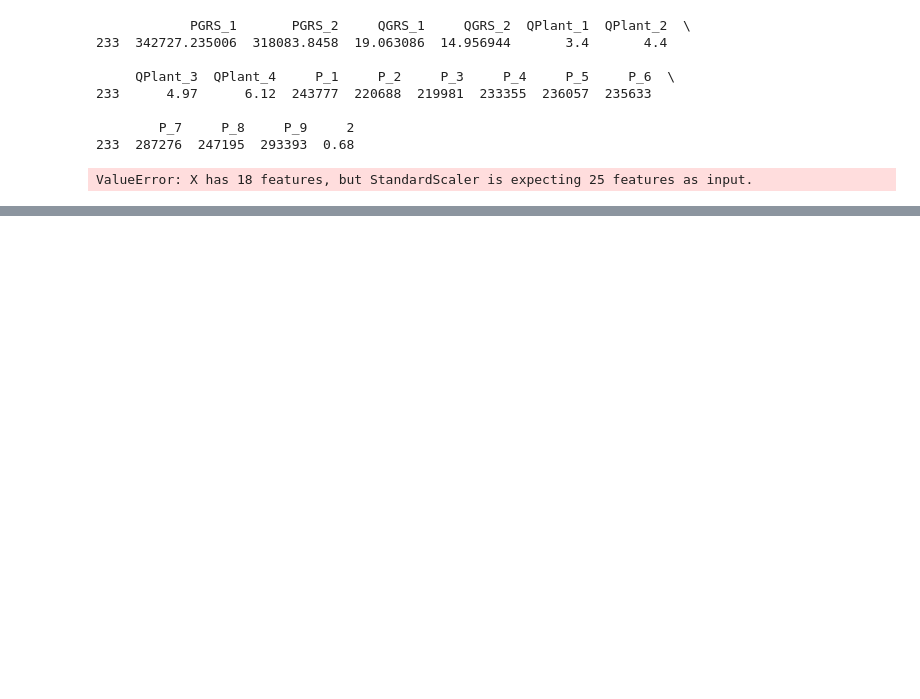
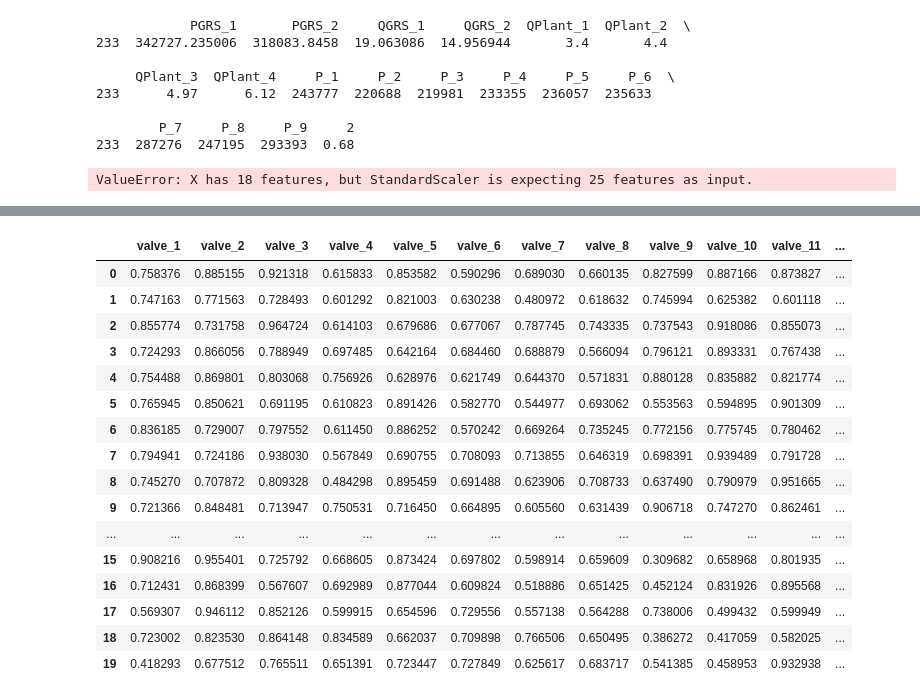
Before and after one commit to deethereal/Energy, a Jupyter notebook: model_building.ipynb, the cells around one changed output, grey strips where cells are left out. Drawn from its saved outputs; the diff is of its cells as text; code cells hidden in the pictures; blank space fills up the shorter version.

```diff
--- a/model_building.ipynb
+++ b/model_building.ipynb
@@ -318,0 +265,21 @@ ValueError: X has 18 features, but StandardScaler is expecting 25 features as in
+# %%
+boost_ans = pd.DataFrame(best_model.predict(sc.transform(data.values)), columns=target_cols)
+boost_ans
+# %% [output]
+|  | valve_1 | valve_2 | valve_3 | valve_4 | valve_5 | valve_6 | valve_7 | valve_8 | valve_9 | valve_10 | valve_11 | ... |
+| 0 | 0.758376 | 0.885155 | 0.921318 | 0.615833 | 0.853582 | 0.590296 | 0.689030 | 0.660135 | 0.827599 | 0.887166 | 0.873827 | ... |
+| 1 | 0.747163 | 0.771563 | 0.728493 | 0.601292 | 0.821003 | 0.630238 | 0.480972 | 0.618632 | 0.745994 | 0.625382 | 0.601118 | ... |
+| 2 | 0.855774 | 0.731758 | 0.964724 | 0.614103 | 0.679686 | 0.677067 | 0.787745 | 0.743335 | 0.737543 | 0.918086 | 0.855073 | ... |
+| 3 | 0.724293 | 0.866056 | 0.788949 | 0.697485 | 0.642164 | 0.684460 | 0.688879 | 0.566094 | 0.796121 | 0.893331 | 0.767438 | ... |
+| 4 | 0.754488 | 0.869801 | 0.803068 | 0.756926 | 0.628976 | 0.621749 | 0.644370 | 0.571831 | 0.880128 | 0.835882 | 0.821774 | ... |
+| 5 | 0.765945 | 0.850621 | 0.691195 | 0.610823 | 0.891426 | 0.582770 | 0.544977 | 0.693062 | 0.553563 | 0.594895 | 0.901309 | ... |
+| 6 | 0.836185 | 0.729007 | 0.797552 | 0.611450 | 0.886252 | 0.570242 | 0.669264 | 0.735245 | 0.772156 | 0.775745 | 0.780462 | ... |
+| 7 | 0.794941 | 0.724186 | 0.938030 | 0.567849 | 0.690755 | 0.708093 | 0.713855 | 0.646319 | 0.698391 | 0.939489 | 0.791728 | ... |
+| 8 | 0.745270 | 0.707872 | 0.809328 | 0.484298 | 0.895459 | 0.691488 | 0.623906 | 0.708733 | 0.637490 | 0.790979 | 0.951665 | ... |
+| 9 | 0.721366 | 0.848481 | 0.713947 | 0.750531 | 0.716450 | 0.664895 | 0.605560 | 0.631439 | 0.906718 | 0.747270 | 0.862461 | ... |
+| ... | ... | ... | ... | ... | ... | ... | ... | ... | ... | ... | ... | ... |
+| 15 | 0.908216 | 0.955401 | 0.725792 | 0.668605 | 0.873424 | 0.697802 | 0.598914 | 0.659609 | 0.309682 | 0.658968 | 0.801935 | ... |
+| 16 | 0.712431 | 0.868399 | 0.567607 | 0.692989 | 0.877044 | 0.609824 | 0.518886 | 0.651425 | 0.452124 | 0.831926 | 0.895568 | ... |
+| 17 | 0.569307 | 0.946112 | 0.852126 | 0.599915 | 0.654596 | 0.729556 | 0.557138 | 0.564288 | 0.738006 | 0.499432 | 0.599949 | ... |
+| 18 | 0.723002 | 0.823530 | 0.864148 | 0.834589 | 0.662037 | 0.709898 | 0.766506 | 0.650495 | 0.386272 | 0.417059 | 0.582025 | ... |
+| 19 | 0.418293 | 0.677512 | 0.765511 | 0.651391 | 0.723447 | 0.727849 | 0.625617 | 0.683717 | 0.541385 | 0.458953 | 0.932938 | ... |
```
Also changed, not shown: parts of 18 cells of this notebook, 1 other file.
